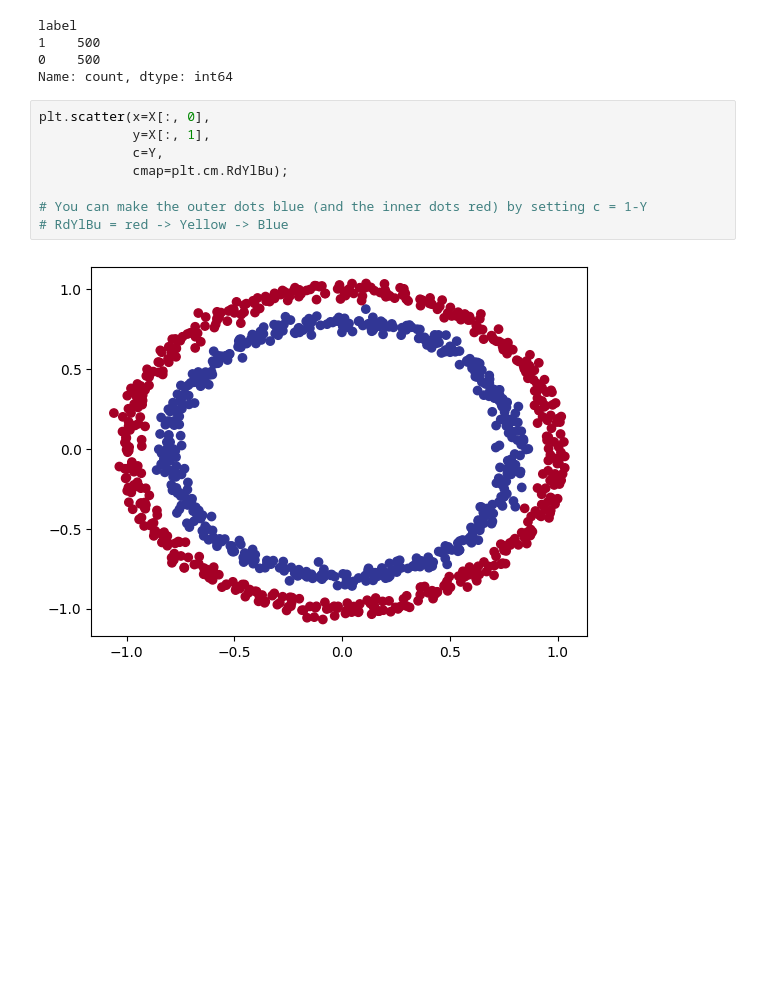
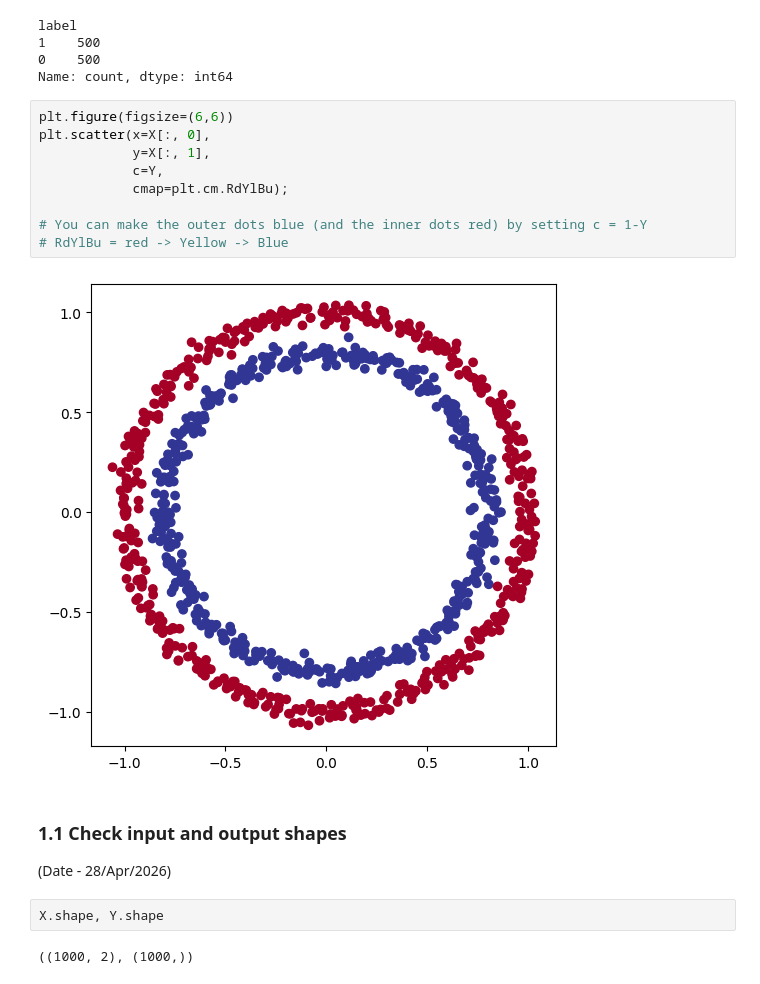
Before and after one commit to arnavv007/PyTorch, a Jupyter notebook: Learning the Basics/23.ipynb, the cells around one changed output. Cells and saved outputs as stored; diff of their text form; blank space fills up the shorter version.

```diff
--- a/Learning the Basics/23.ipynb
+++ b/Learning the Basics/23.ipynb
@@ -54,12 +59,20 @@ label
 0    500
 Name: count, dtype: int64
 # %%
+plt.figure(figsize=(6,6))
 plt.scatter(x=X[:, 0],
             y=X[:, 1],
             c=Y,
             cmap=plt.cm.RdYlBu);
 
 # You can make the outer dots blue (and the inner dots red) by setting c = 1-Y
 # RdYlBu = red -> Yellow -> Blue
 # %% [output]
-[figure, old version]
+[figure, new version]
+# %% [markdown]
+### 1.1 Check input and output shapes
+(Date - 28/Apr/2026)
+# %%
+X.shape, Y.shape
+# %% [output]
+((1000, 2), (1000,))
```
Also changed, not shown: parts of 43 cells of this notebook, 4 other files.
